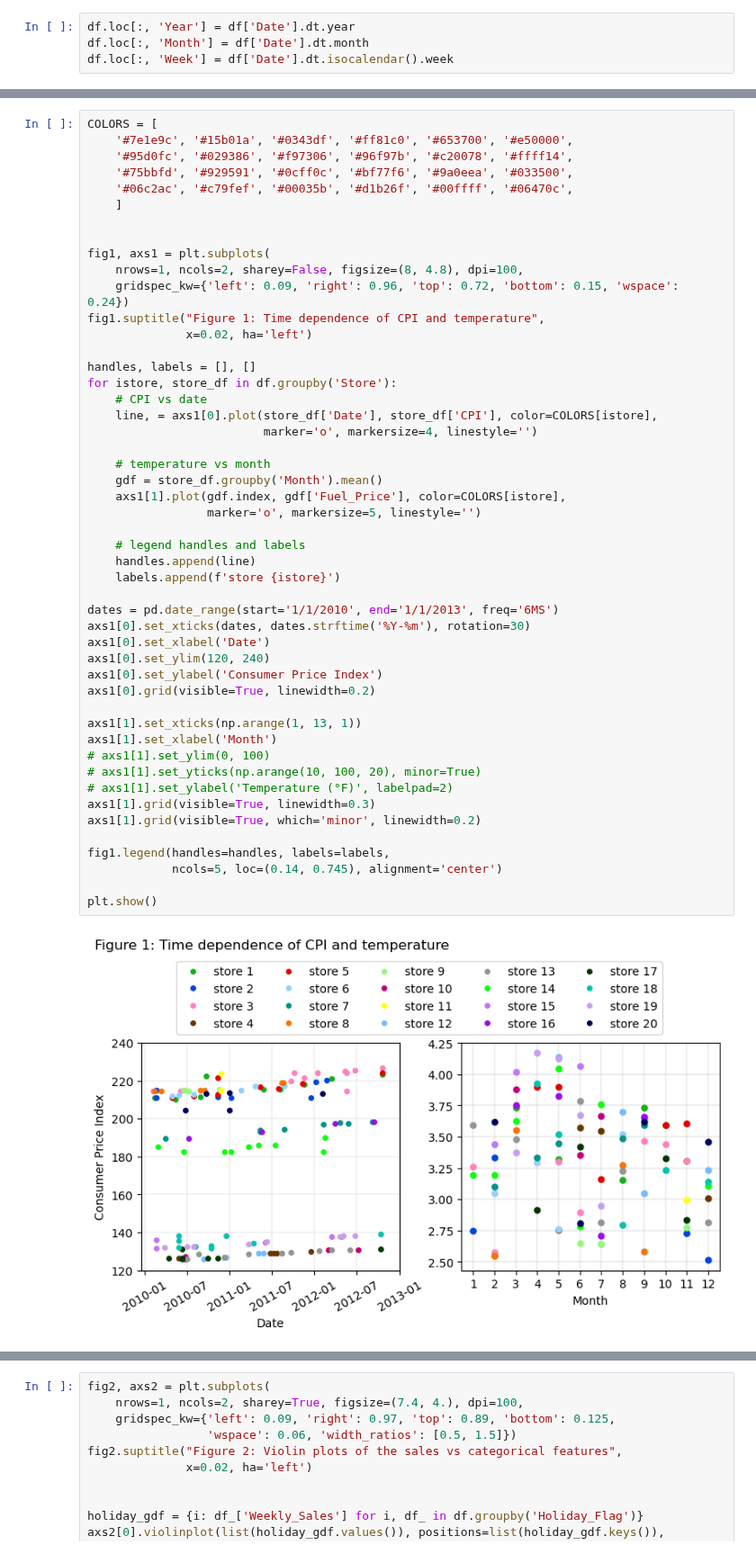
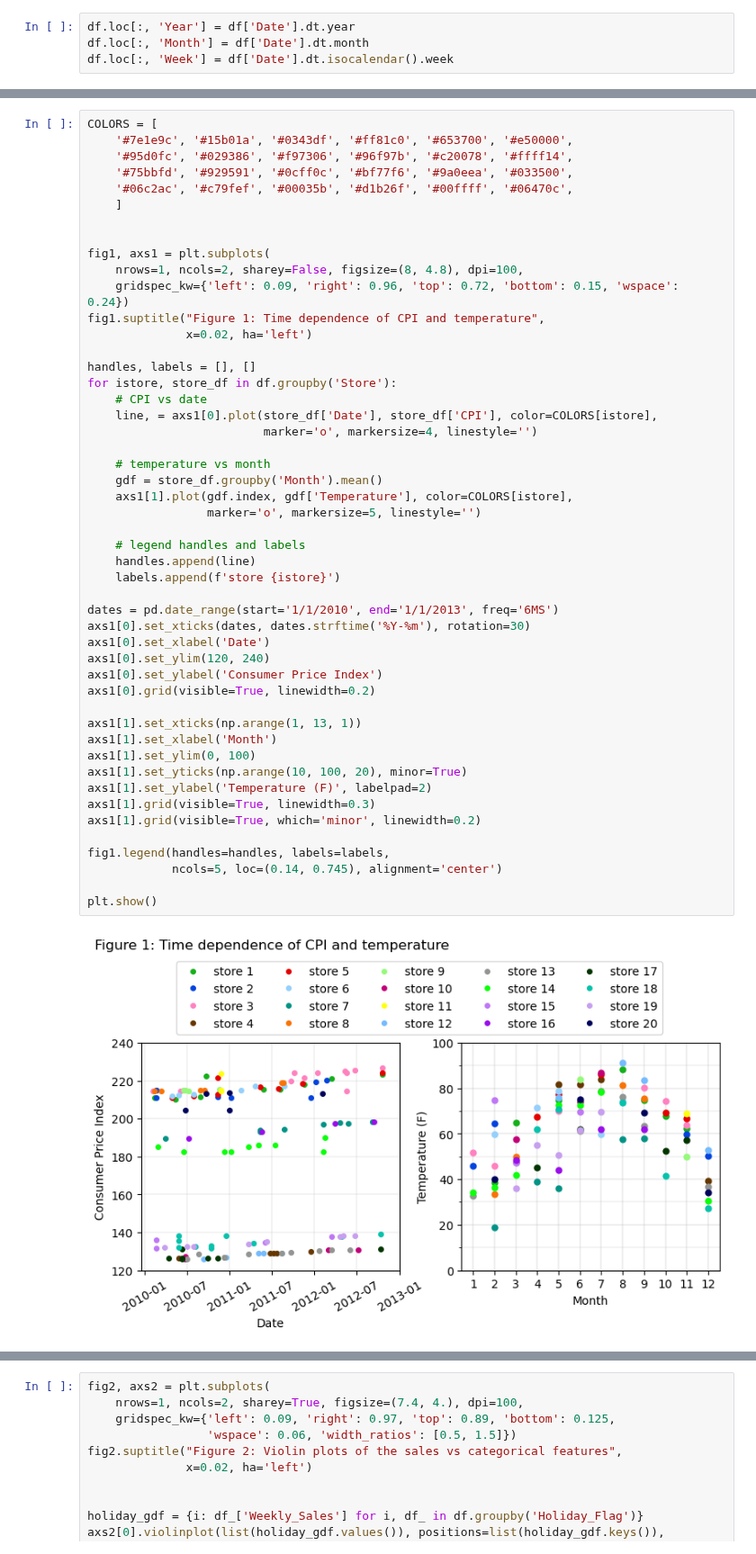
Before and after one commit to netesf13d/jedha-projects, a Jupyter notebook: 1-03-Walmart_sales/Walmart_sales.ipynb, the cells around one changed output, grey strips where cells are left out. Shown at 90% size. Drawn from its saved outputs; the diff is of its cells as text.

```diff
--- a/1-03-Walmart_sales/Walmart_sales.ipynb
+++ b/1-03-Walmart_sales/Walmart_sales.ipynb
@@ -117,36 +120,36 @@ handles, labels = [], []
 for istore, store_df in df.groupby('Store'):
     # CPI vs date
     line, = axs1[0].plot(store_df['Date'], store_df['CPI'], color=COLORS[istore],
                          marker='o', markersize=4, linestyle='')
 
     # temperature vs month
     gdf = store_df.groupby('Month').mean()
-    axs1[1].plot(gdf.index, gdf['Fuel_Price'], color=COLORS[istore],
+    axs1[1].plot(gdf.index, gdf['Temperature'], color=COLORS[istore],
                  marker='o', markersize=5, linestyle='')
 
     # legend handles and labels
     handles.append(line)
     labels.append(f'store {istore}')
 
 dates = pd.date_range(start='1/1/2010', end='1/1/2013', freq='6MS')
 axs1[0].set_xticks(dates, dates.strftime('%Y-%m'), rotation=30)
 axs1[0].set_xlabel('Date')
 axs1[0].set_ylim(120, 240)
 axs1[0].set_ylabel('Consumer Price Index')
 axs1[0].grid(visible=True, linewidth=0.2)
 
 axs1[1].set_xticks(np.arange(1, 13, 1))
 axs1[1].set_xlabel('Month')
-# axs1[1].set_ylim(0, 100)
-# axs1[1].set_yticks(np.arange(10, 100, 20), minor=True)
-# axs1[1].set_ylabel('Temperature (°F)', labelpad=2)
+axs1[1].set_ylim(0, 100)
+axs1[1].set_yticks(np.arange(10, 100, 20), minor=True)
+axs1[1].set_ylabel('Temperature (F)', labelpad=2)
 axs1[1].grid(visible=True, linewidth=0.3)
 axs1[1].grid(visible=True, which='minor', linewidth=0.2)
 
 fig1.legend(handles=handles, labels=labels,
             ncols=5, loc=(0.14, 0.745), alignment='center')
 
 plt.show()
 # %% [output]
-[figure, old version]
+[figure, new version]
 # %% [markdown]
```
Also changed, not shown: parts of 11 cells of this notebook, 1 other file.
